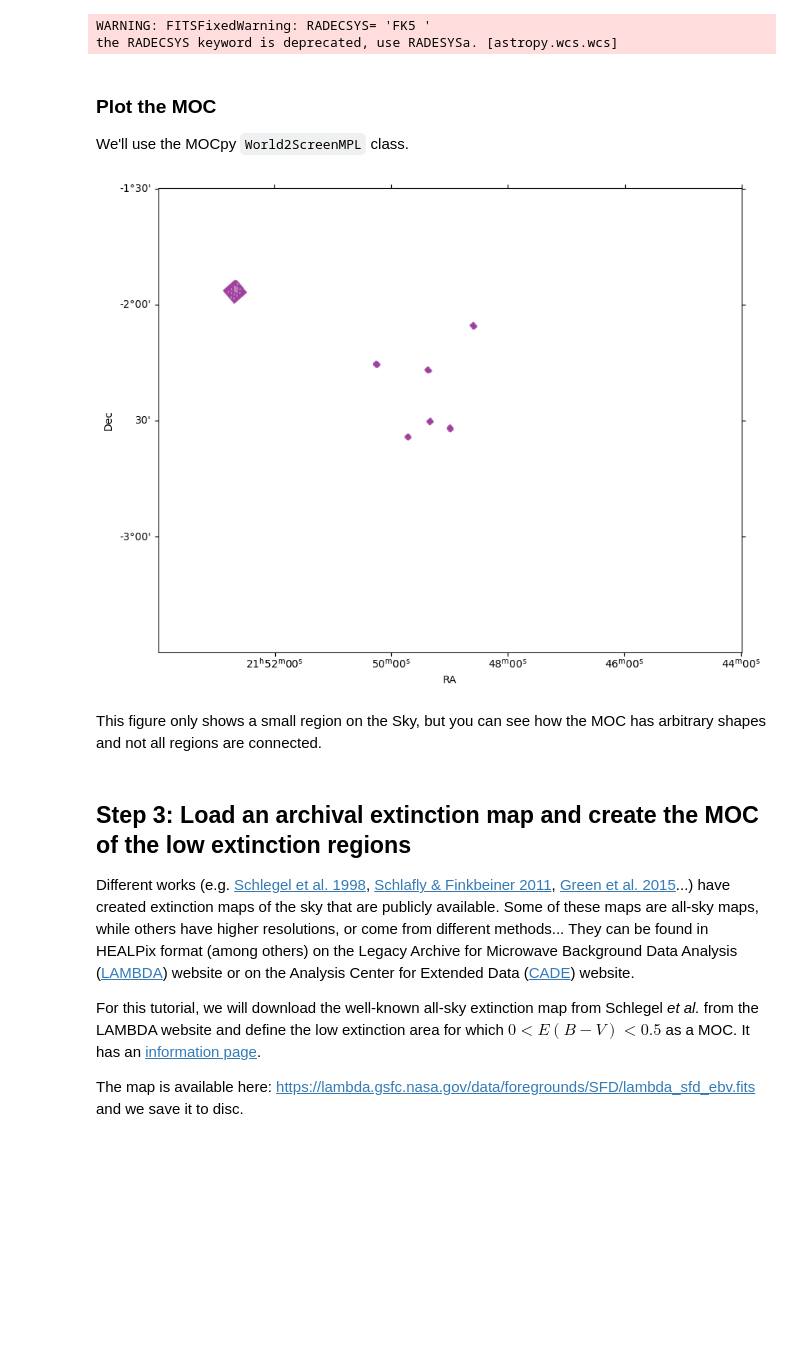
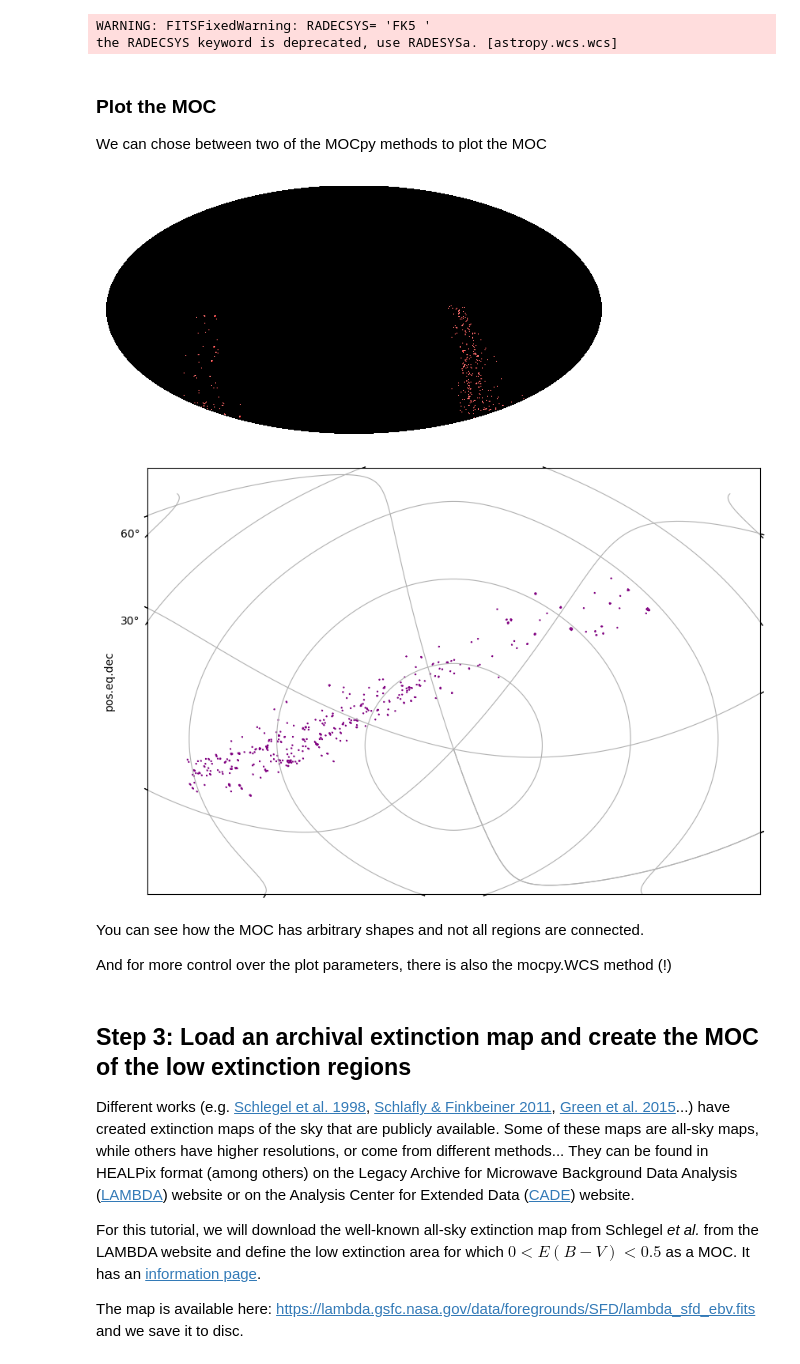
Before and after one commit to cds-astro/tutorials, a Jupyter notebook: Notebooks/6_Planetary_Nebulae__Advanced_usage_of_HiPS_and_MOCs.ipynb, the cells around one changed output. Cells and saved outputs as stored; diff of their text form; code cells hidden in the pictures; blank space fills up the shorter version.

Commit message:
adapt notebooks to mocpy0.12.3

```diff
--- a/Notebooks/6_Planetary_Nebulae__Advanced_usage_of_HiPS_and_MOCs.ipynb
+++ b/Notebooks/6_Planetary_Nebulae__Advanced_usage_of_HiPS_and_MOCs.ipynb
@@ -201,37 +201,26 @@ the RADECSYS keyword is deprecated, use RADESYSa. [astropy.wcs.wcs]
 # %% [markdown]
 ### Plot the MOC
 
-We'll use the MOCpy `World2ScreenMPL` class.
+We can chose between two of the MOCpy methods to plot the MOC
-# %%
-fig_centre = SkyCoord(
-    "21:49:00",
-    "-02:30:00",
-    unit=(u.hourangle, u.deg),
-    frame="galactic",
-)
-
-fig = plt.figure(figsize=(10, 8))
-with mocpy.World2ScreenMPL(
-    fig,
-    fov=2.5 * u.deg,
-    center=fig_centre,
-    coordsys="galactic",
-    rotation=Angle(0, u.degree),
-    projection="AIT",
-) as wcs:
-    ax = fig.add_subplot(1, 1, 1, projection=wcs)
-    moc_mash.fill(ax=ax, wcs=wcs, alpha=0.5, fill=True, color="purple")
-    ax.set_xlabel("RA")
-    ax.set_ylabel("Dec")
-    lon, lat = ax.coords[0], ax.coords[1]
-    lon.set_major_formatter("hh:mm:ss")
-    lat.set_major_formatter("dd:mm")
-    lon.set_ticklabel(exclude_overlapping=True)
-    lat.set_ticklabel(exclude_overlapping=True)
-# %% [output]
-[figure, removed]
+# %%
+# A one-liner for a very fast vizualisation
+moc_mash.display_preview()
+# %% [output]
+[figure, added]
+# %%
+# With a bit more control over the output, the MOC.wcs method
+fig = plt.figure(figsize=(10, 7))
+wcs = moc_mash.wcs(fig)
+ax = fig.add_subplot(projection=wcs)
+ax.grid(True)  # noqa: FBT003
+moc_mash.fill(ax, wcs, color="purple", alpha=0.5)
+moc_mash.border(ax, wcs, color="purple")
+# %% [output]
+[figure, added]
 # %% [markdown]
-This figure only shows a small region on the Sky, but you can see how the MOC has arbitrary shapes and not all regions are connected.
+You can see how the MOC has arbitrary shapes and not all regions are connected.
+
+And for more control over the plot parameters, there is also the mocpy.WCS method (!)
 # %% [markdown]
 ## Step 3: Load an archival extinction map and create the MOC of the low extinction regions
 
```
Also changed, not shown: parts of 7 cells of this notebook, 1 other file.
